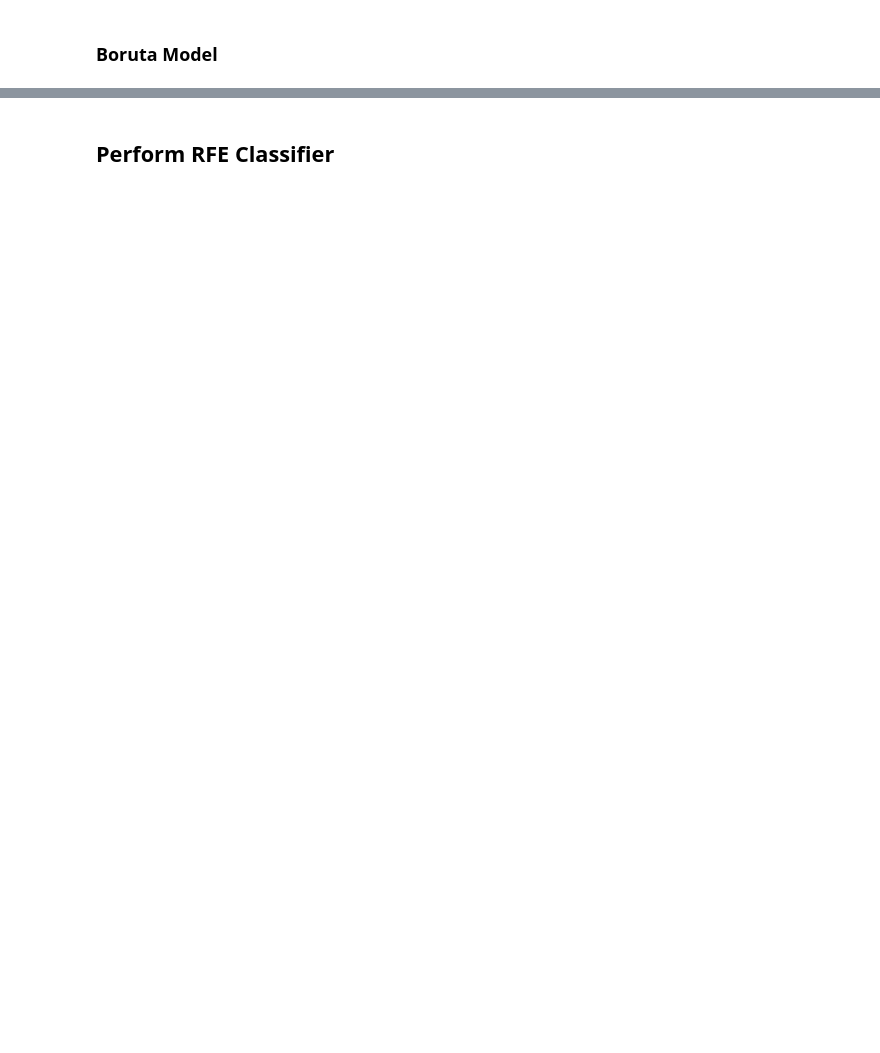
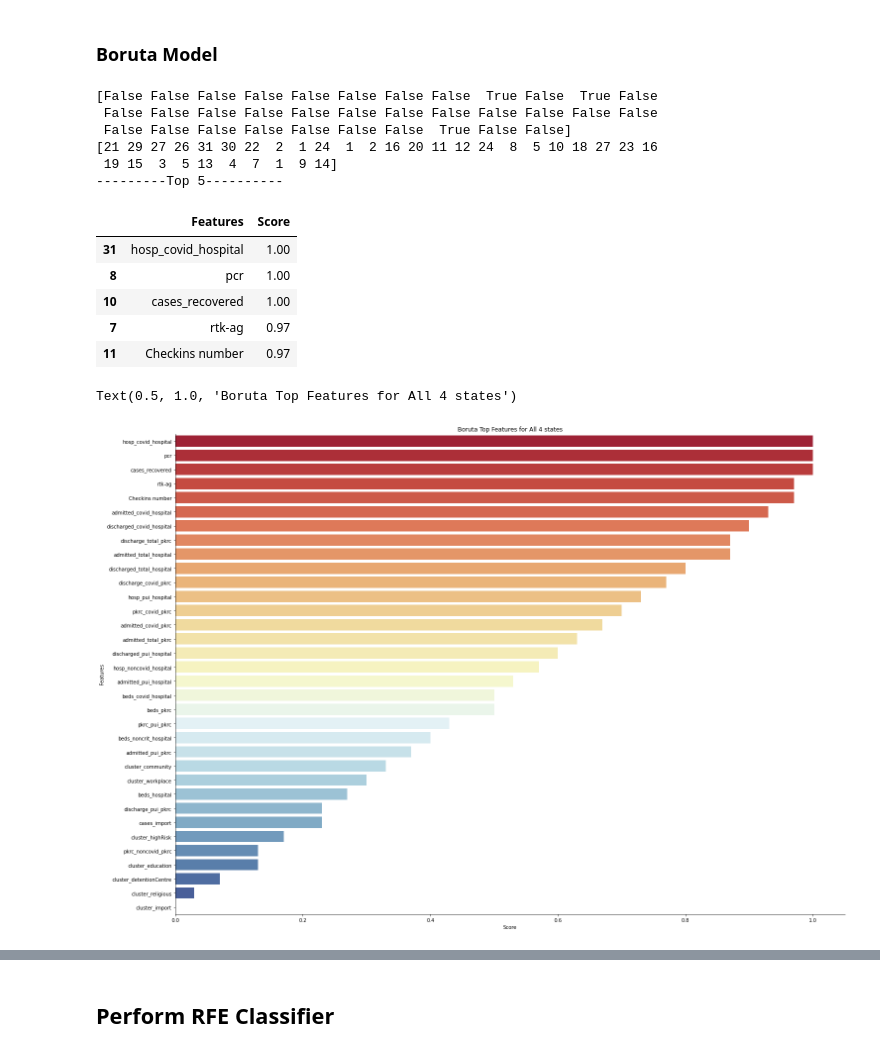
Before and after one commit to hanyikoh/Covid-19-Analysis-Streamlit, a Jupyter notebook: Question 3.ipynb, the cells around one changed output, grey strips where cells are left out. Drawn from its saved outputs; the diff is of its cells as text; code cells hidden in the pictures; blank space fills up the shorter version.

```diff
--- a/Question 3.ipynb
+++ b/Question 3.ipynb
@@ -966,6 +1095,8 @@ df_final
 # %% [markdown]
 ## Perform Boruta Classifier
 # %%
+df_final = pd.read_csv("C:/Users/Owner/Desktop/Data Mining/Assignment/Covid-19-Analysis-Streamlit/dataset/cleaned_data.csv")
+df_final.rename(columns = {'Unnamed: 0': 'date', 'Unnamed: 1': 'state'}, inplace=True)
 rslt_df_ph = df_final[df_final['state'] == "Pahang"]
 rslt_df_kd = df_final[df_final['state'] == "Kedah"]
 rslt_df_jh = df_final[df_final['state'] == "Johor"]
@@ -986,19 +1119,34 @@ def ranking(ranks, names, order=1):
 # %%
 feat_selector = BorutaPy(rf, n_estimators="auto", random_state=1)
 # %%
+# four states
 df = df_final
 y = df.cases_new
 X = df.drop(["cases_new","date","state"], 1)
 colnames = X.columns
 feat_selector.fit(X.values, y.values.ravel())
 print(feat_selector.support_)
 print(feat_selector.ranking_)
 boruta_score = ranking(list(map(float, feat_selector.ranking_)), colnames, order=-1)
 boruta_score = pd.DataFrame(list(boruta_score.items()), columns=['Features', 'Score'])
 boruta_score = boruta_score.sort_values("Score",ascending = False)
 print('---------Top 5----------')
-display(rfe_score.head(5))
-sns_boruta_plot = sns.catplot(x="Score", y="Features", data = boruta_score[0:35], kind = "bar",
-               height=14, aspect=1.5, palette='RdYlBu')
+display(boruta_score.head(5))
+sns_boruta_plot = sns.catplot(x="Score", y="Features", data = boruta_score[0:35], kind = "bar", height=14, aspect=1.5, palette='RdYlBu')
 plt.title("Boruta Top Features for All 4 states")
+# %% [output]
+[False False False False False False False False  True False  True False
+ False False False False False False False False False False False False
+ False False False False False False False  True False False]
+[21 29 27 26 31 30 22  2  1 24  1  2 16 20 11 12 24  8  5 10 18 27 23 16
+ 19 15  3  5 13  4  7  1  9 14]
+---------Top 5----------
+|  | Features | Score |
+| 31 | hosp_covid_hospital | 1.00 |
+| 8 | pcr | 1.00 |
+| 10 | cases_recovered | 1.00 |
+| 7 | rtk-ag | 0.97 |
+| 11 | Checkins number | 0.97 |
+Text(0.5, 1.0, 'Boruta Top Features for All 4 states')
+[figure, added]
 # %%
```
Also changed, not shown: parts of 34 cells of this notebook, 1 other file.
